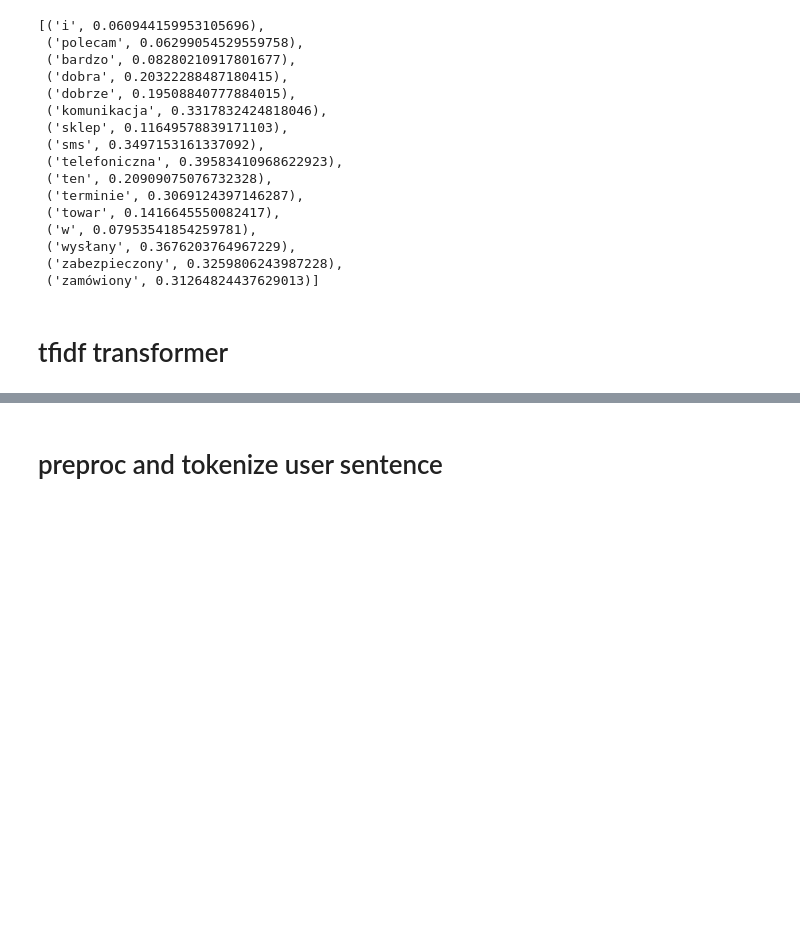
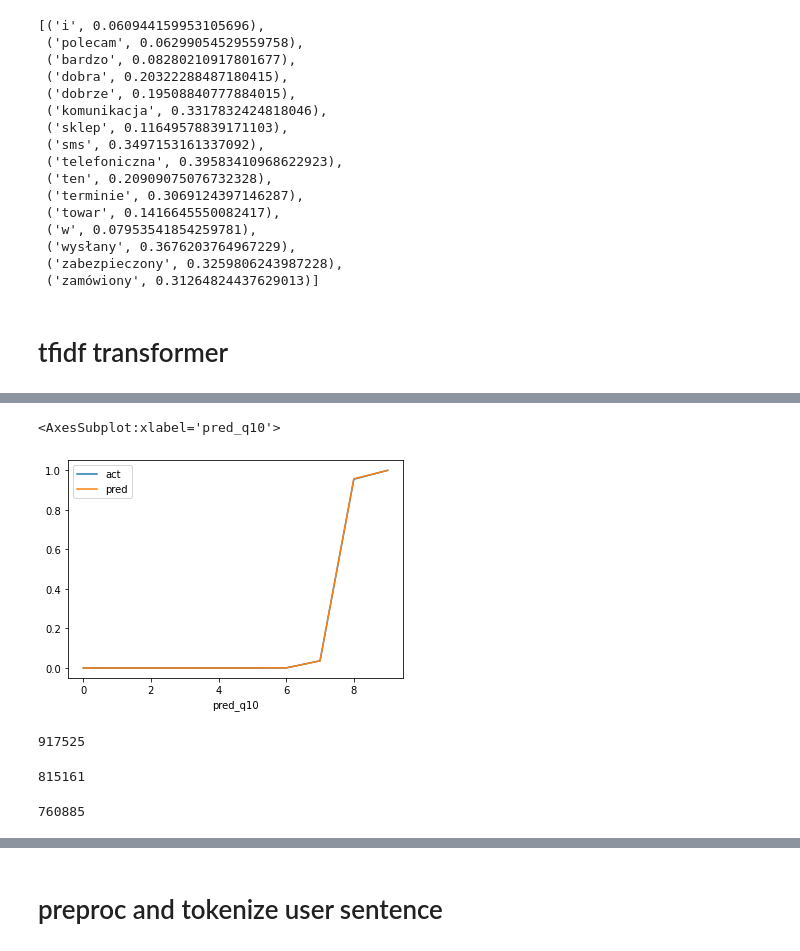
Before and after one commit to mbronis/gensim, a Jupyter notebook: gensim.ipynb, the cells around one changed output, grey strips where cells are left out. Drawn from its saved outputs; the diff is of its cells as text; code cells hidden in the pictures; blank space fills up the shorter version.

Commit message:
catboost on raw texts

```diff
--- a/gensim.ipynb
+++ b/gensim.ipynb
@@ -550,0 +592,10 @@ tfidf_df.describe()
+# %%
+cb_params = {
+    'eval_metric': 'AUC',
+    'text_features': ['desc_clean'],
+    'metric_period': 10,
+    'verbose': 10,
+}
+# %%
+cb1 = CatBoostClassifier(**cb_params)
+cb1.fit(X=data_train, y=y_train, eval_set=(data_test, y_test))
@@ -550,0 +622,4 @@ tfidf_df.describe()
+# %%
+preds = cb1.predict_proba(data_test)
+preds = [x[1] for x in preds]
+preds
@@ -550,0 +644,27 @@ tfidf_df.describe()
+# %%
+X_test = pd.DataFrame(
+    zip(data_test['desc_clean'], y_test, preds),
+    columns=['desc_clean', 'negative', 'pred'],
+    index=data_test.index
+)
+X_test['pred_q10'] = pd.qcut(X_test['pred'], q=10, labels=False)
+# %%
+X_test.groupby('pred_q10').agg(
+    act=('negative', 'mean'),
+    pred=('pred', 'mean')
+).plot()
+# %% [output]
+<AxesSubplot:xlabel='pred_q10'>
+[figure, added]
+# %%
+len(data)
+# %% [output]
+917525
+# %%
+len(pd.unique(data['desc']))
+# %% [output]
+815161
+# %%
+len(pd.unique(data['desc_clean']))
+# %% [output]
+760885
```
Also changed, not shown: parts of 26 cells of this notebook, 1 other file.
